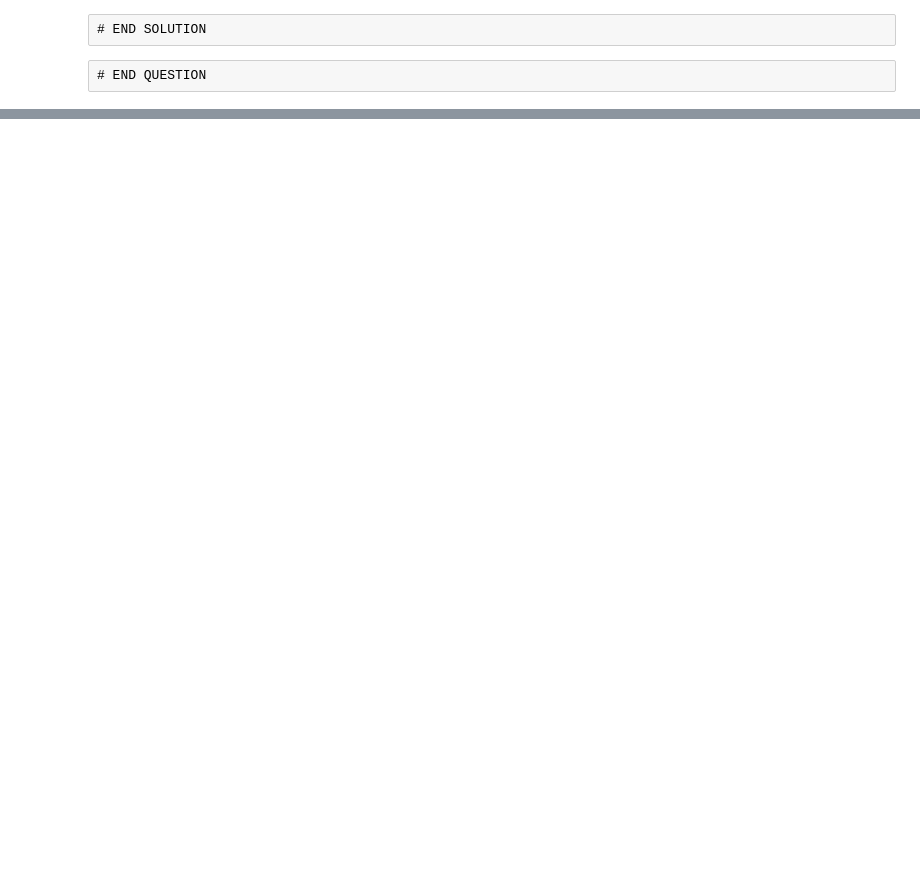
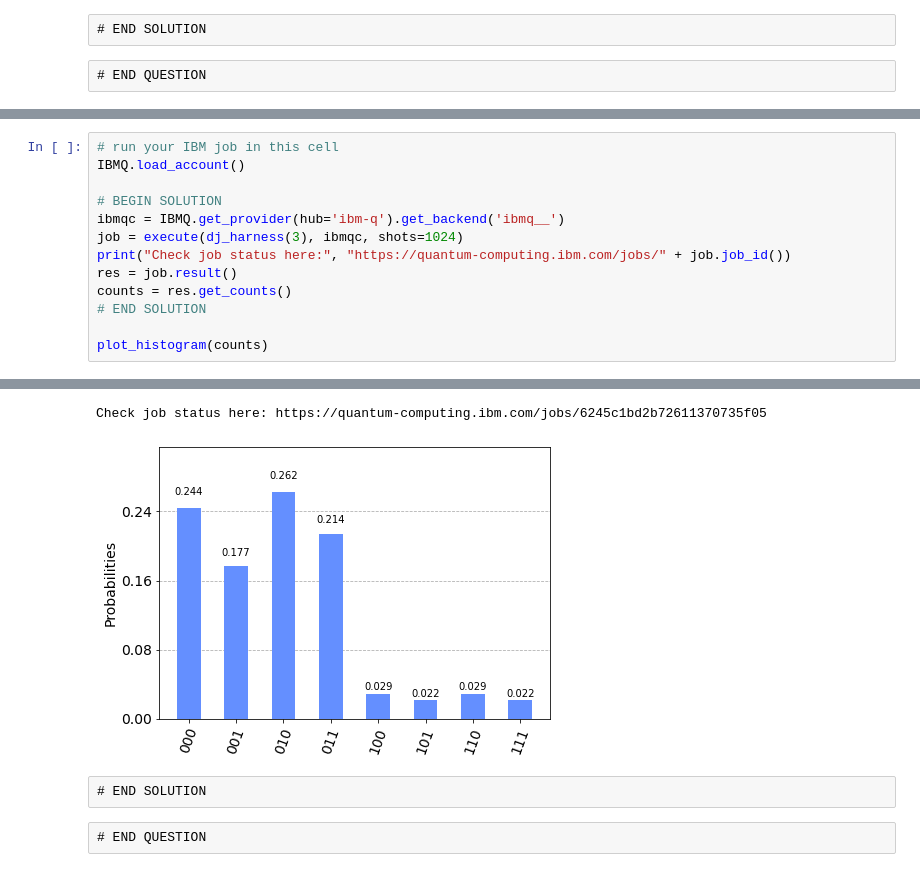
Before and after one commit to ProfRonCytron/ZeboCopy, a Jupyter notebook: exercises/qiskit/q4/q4.ipynb, the cells around one changed output, grey strips where cells are left out. Cells and saved outputs as stored; diff of their text form; blank space fills up the shorter version.

```diff
--- a/exercises/qiskit/q4/q4.ipynb
+++ b/exercises/qiskit/q4/q4.ipynb
@@ -444,0 +434,14 @@ plot_histogram(counts)
+# %%
+# run your IBM job in this cell
+IBMQ.load_account()
+
+# BEGIN SOLUTION
+ibmqc = IBMQ.get_provider(hub='ibm-q').get_backend('ibmq__')
+job = execute(dj_harness(3), ibmqc, shots=1024)
+print("Check job status here:", "https://quantum-computing.ibm.com/jobs/" + job.job_id())
+res = job.result()
+counts = res.get_counts()
+# END SOLUTION
+
+plot_histogram(counts)
+# %% [output]
@@ -444,0 +449,6 @@ plot_histogram(counts)
+Check job status here: https://quantum-computing.ibm.com/jobs/6245c1bd2b72611370735f05
+[figure, added]
+# %% [raw]
+# END SOLUTION
+# %% [raw]
+# END QUESTION
```
Also changed, not shown: parts of 32 cells of this notebook.
